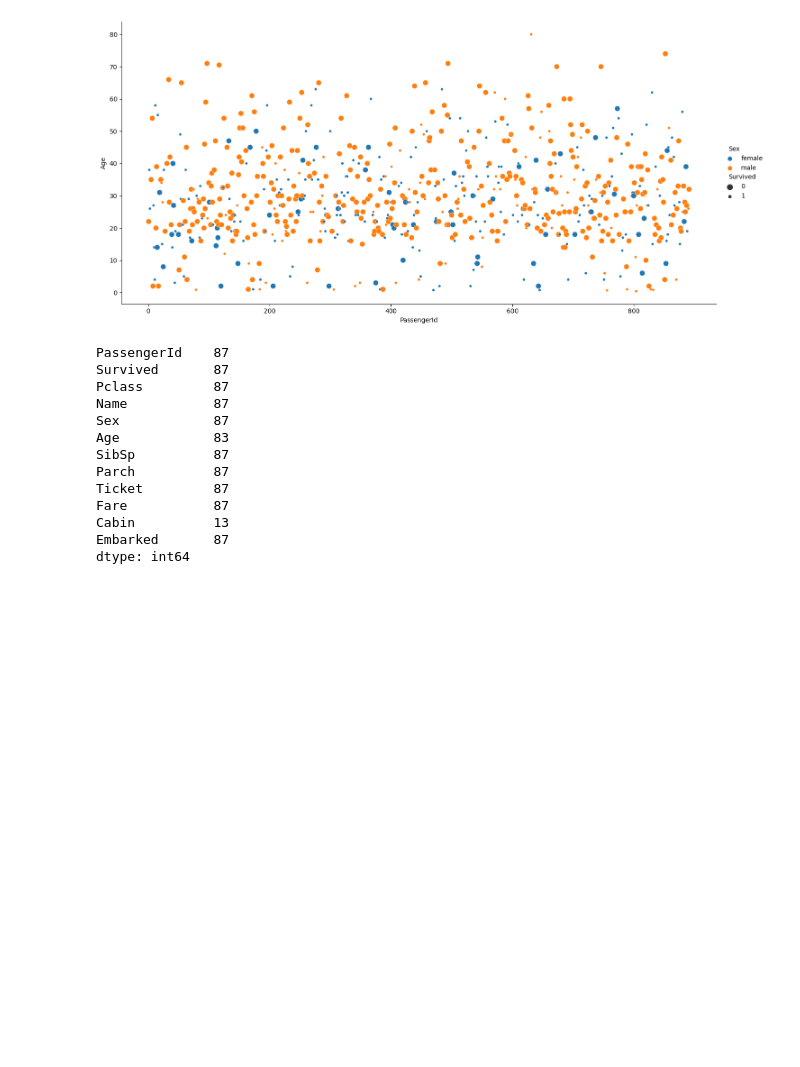
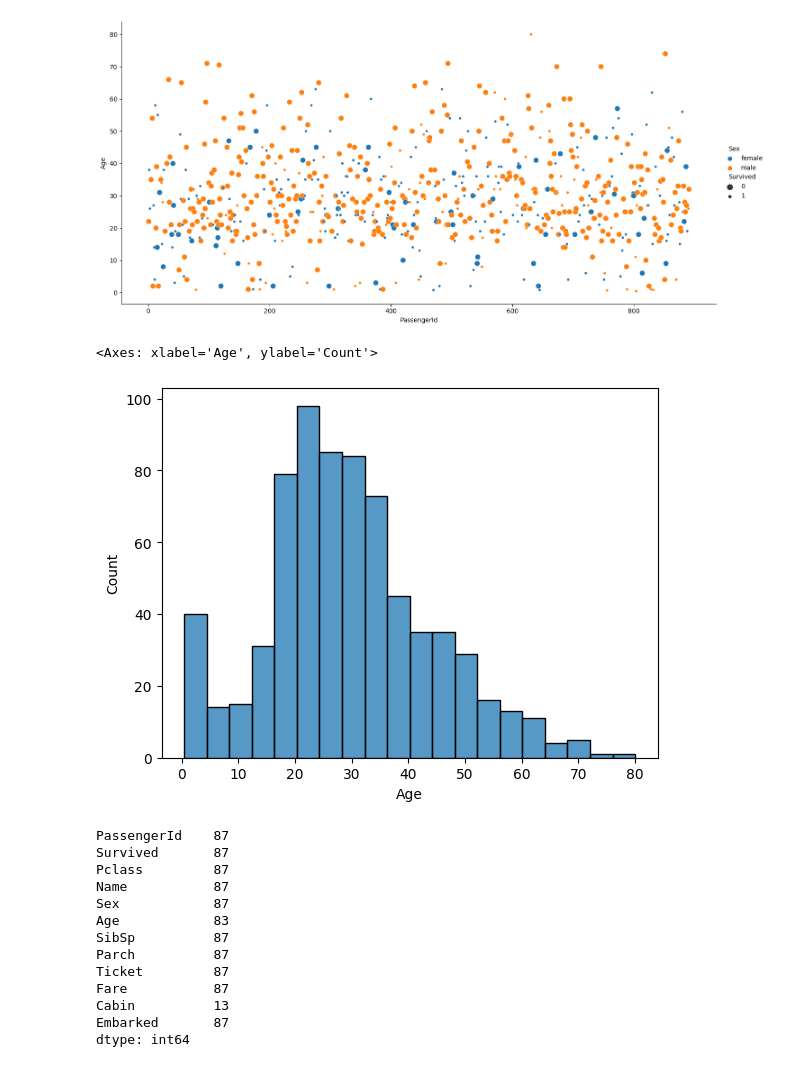
Before and after one commit to kdmwangi/Data-Science, a Jupyter notebook: Titanic_Model.ipynb, the cells around one changed output. Cells and saved outputs as stored; diff of their text form; code cells hidden in the pictures; blank space fills up the shorter version.

```diff
--- a/Titanic_Model.ipynb
+++ b/Titanic_Model.ipynb
@@ -193,6 +196,11 @@ sns.relplot(titanic_df,x='PassengerId',y='Age',hue='Sex',height=7,aspect=2, size
 # %% [output]
 <seaborn.axisgrid.FacetGrid at 0x...>
 [figure]
+# %%
+sns.histplot(titanic_df,x='Age')
+# %% [output]
+<Axes: xlabel='Age', ylabel='Count'>
+[figure, added]
 # %%
 titanic_df[(titanic_df['Pclass'] == 2) & titanic_df['Survived'] == True].count()
 # %% [output]
```
Also changed, not shown: parts of 19 cells of this notebook.
